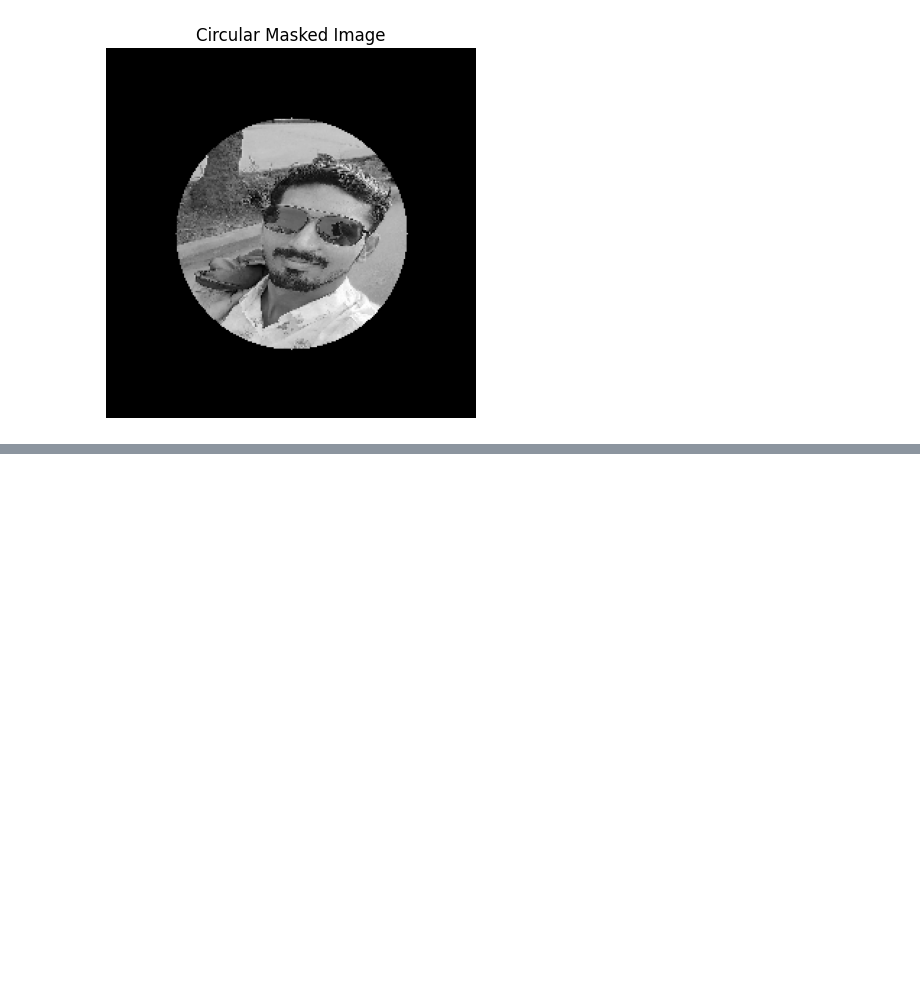
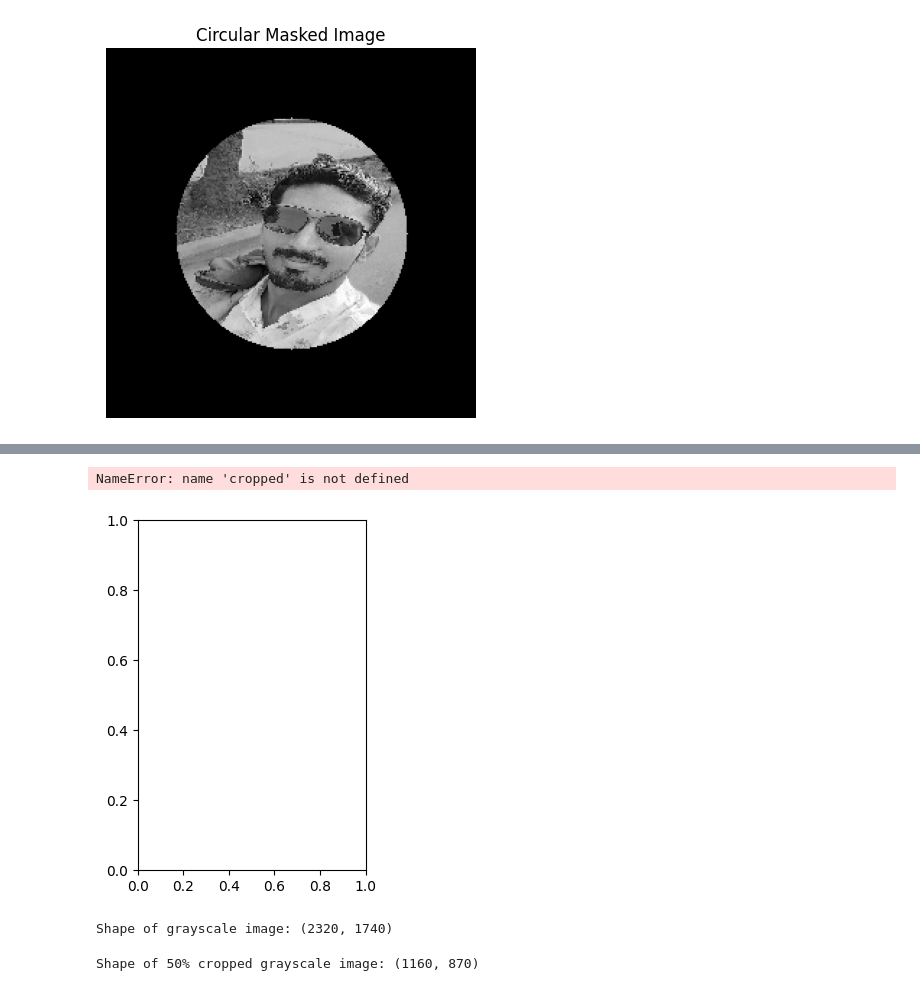
Before and after one commit to Bhawanand394/FINAL-PROJECT-SUBMISSION, a Jupyter notebook: BML_LAB_1.ipynb, the cells around one changed output, grey strips where cells are left out. Saved outputs shown, nothing was run; the diff lists cells and outputs as text; code cells hidden in the pictures; blank space fills up the shorter version.

```diff
--- a/BML_LAB_1.ipynb
+++ b/BML_LAB_1.ipynb
@@ -65,0 +130,10 @@ plt.show()
+# %%
+plt.figure(figsize=(10, 10))
+plt.subplot(2,3,4)
+plt.imshow(cropped,cmap='gray')
+plt.title('Cropped Image')
+plt.axis("off")
+plt.show
+# %% [output]
+NameError: name 'cropped' is not defined
+[figure, added]
@@ -65,0 +142,17 @@ plt.show()
+# %%
+original_gray = cv2.cvtColor(image, cv2.COLOR_BGR2GRAY)
+print("Shape of grayscale image:", original_gray.shape)
+# %% [output]
+Shape of grayscale image: (2320, 1740)
+# %%
+h, w = original_gray.shape
+ crop_h = int(h * 0.5)
+crop_w = int(w * 0.5)
+start_h = (h - crop_h) // 2
+end_h = start_h + crop_h
+start_w = (w - crop_w) // 2
+end_w = start_w + crop_w
+cropped_original_gray = original_gray[start_h:end_h, start_w:end_w]
+print("Shape of 50% cropped grayscale image:", cropped_original_gray.shape)
+# %% [output]
+Shape of 50% cropped grayscale image: (1160, 870)
```
Also changed, not shown: parts of 14 cells of this notebook.
